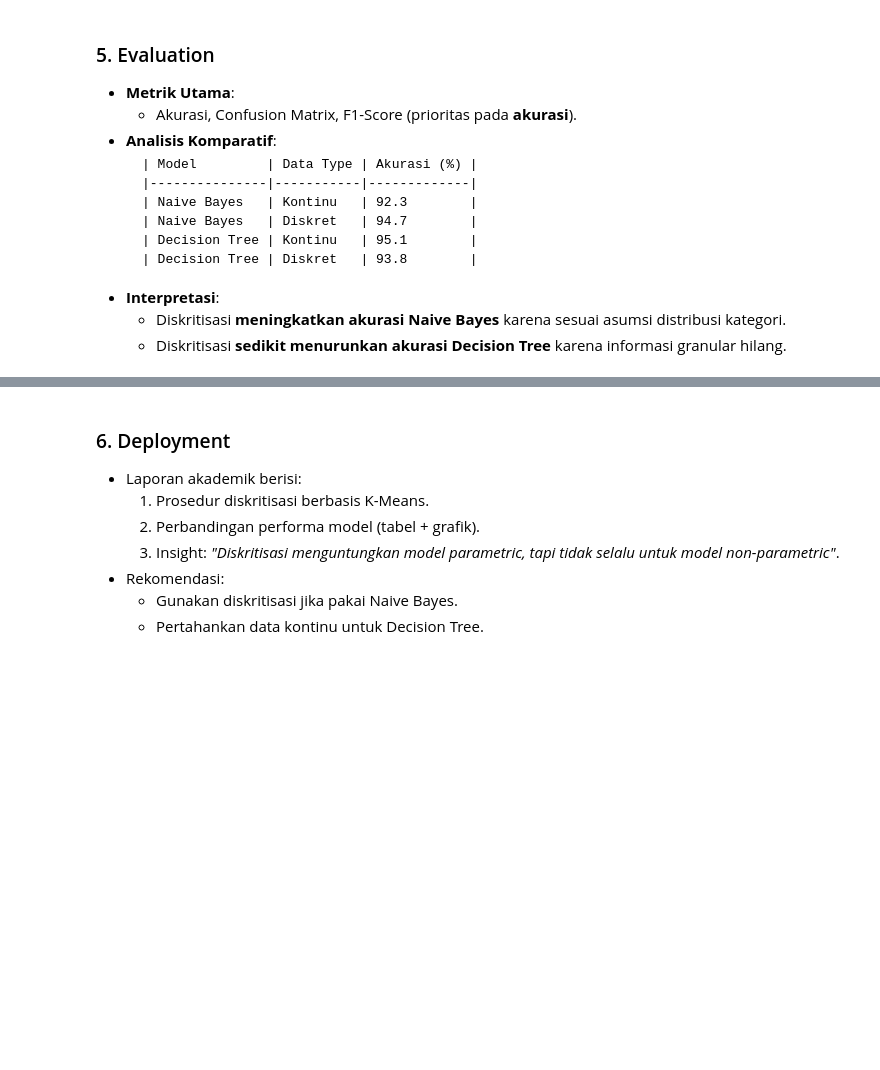
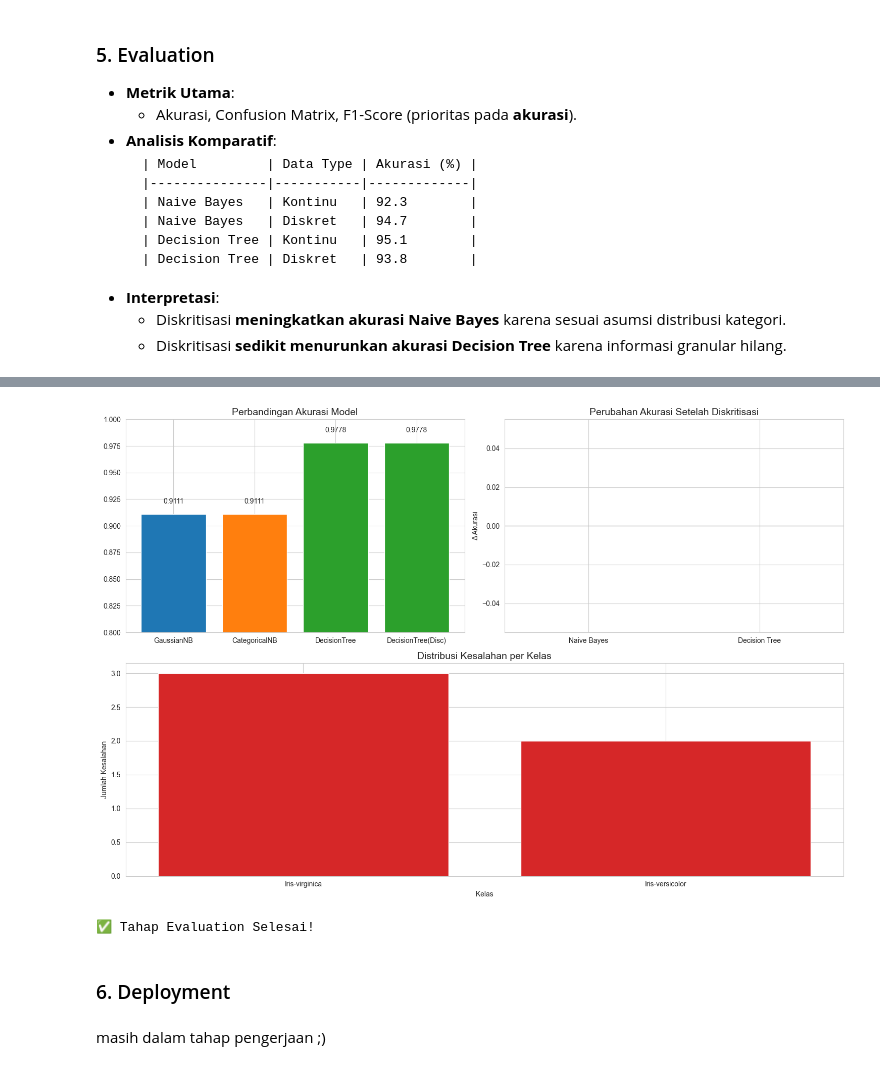
Before and after one commit to rhindottire/Data-Mining, a Jupyter notebook: pendata/Tugas8.ipynb, the cells around one changed output, grey strips where cells are left out. Cells and saved outputs as stored; diff of their text form; code cells hidden in the pictures; blank space fills up the shorter version.

```diff
--- a/pendata/Tugas8.ipynb
+++ b/pendata/Tugas8.ipynb
@@ -1258,9 +1446,47 @@ ValueError: Expected 'estimator' to be a binary classifier. Got 3 classes instea
+# %%
+# 6. Visualisasi Kesimpulan
+fig = plt.figure(figsize=(15, 10))
+gs = GridSpec(2, 2, figure=fig)
+
+# Plot 1: Perbandingan Model
+ax1 = fig.add_subplot(gs[0, 0])
+models = ['GaussianNB', 'CategoricalNB', 'DecisionTree', 'DecisionTree(Disc)']
+accuracy = [0.9111, 0.9111, 0.9778, 0.9778]
+ax1.bar(models, accuracy, color=['#1f77b4', '#ff7f0e', '#2ca02c', '#2ca02c'])
+ax1.set_title('Perbandingan Akurasi Model', fontsize=14)
+ax1.set_ylim(0.8, 1.0)
+for i, v in enumerate(accuracy):
+    ax1.text(i, v + 0.01, f"{v:.4f}", ha='center')
+
+# Plot 2: Efek Diskritisasi
+ax2 = fig.add_subplot(gs[0, 1])
+effect = [0.0, 0.0]  # Perubahan akurasi setelah diskritisasi
+ax2.bar(['Naive Bayes', 'Decision Tree'], effect, color=['#1f77b4', '#2ca02c'])
+ax2.set_title('Perubahan Akurasi Setelah Diskritisasi', fontsize=14)
+ax2.set_ylabel('Δ Akurasi')
+ax2.axhline(0, color='black', linewidth=0.8)
+
+# Plot 3: Kesalahan per Kelas
+ax3 = fig.add_subplot(gs[1, :])
+if misclassified:
+    error_counts = all_errors['Class'].value_counts()
+    ax3.bar(error_counts.index, error_counts.values, color='#d62728')
+    ax3.set_title('Distribusi Kesalahan per Kelas', fontsize=14)
+    ax3.set_xlabel('Kelas')
+    ax3.set_ylabel('Jumlah Kesalahan')
+else:
+    ax3.text(0.5, 0.5, "Tidak Ada Kesalahan Klasifikasi",
+             ha='center', va='center', fontsize=16)
+    ax3.set_axis_off()
+
+plt.tight_layout()
+plt.show()
+
+print("\n✅ Tahap Evaluation Selesai!")
+# %% [output]
+[figure, added]
+✅ Tahap Evaluation Selesai!
 # %% [markdown]
 ### 6. Deployment
-- Laporan akademik berisi:
-  1. Prosedur diskritisasi berbasis K-Means.
-  2. Perbandingan performa model (tabel + grafik).
-  3. Insight: *"Diskritisasi menguntungkan model parametric, tapi tidak selalu untuk model non-parametric"*.
-- Rekomendasi:
-  - Gunakan diskritisasi jika pakai Naive Bayes.
-  - Pertahankan data kontinu untuk Decision Tree.
+# %% [markdown]
+masih dalam tahap pengerjaan ;)
```
Also changed, not shown: parts of 13 cells of this notebook, 3 other files.
